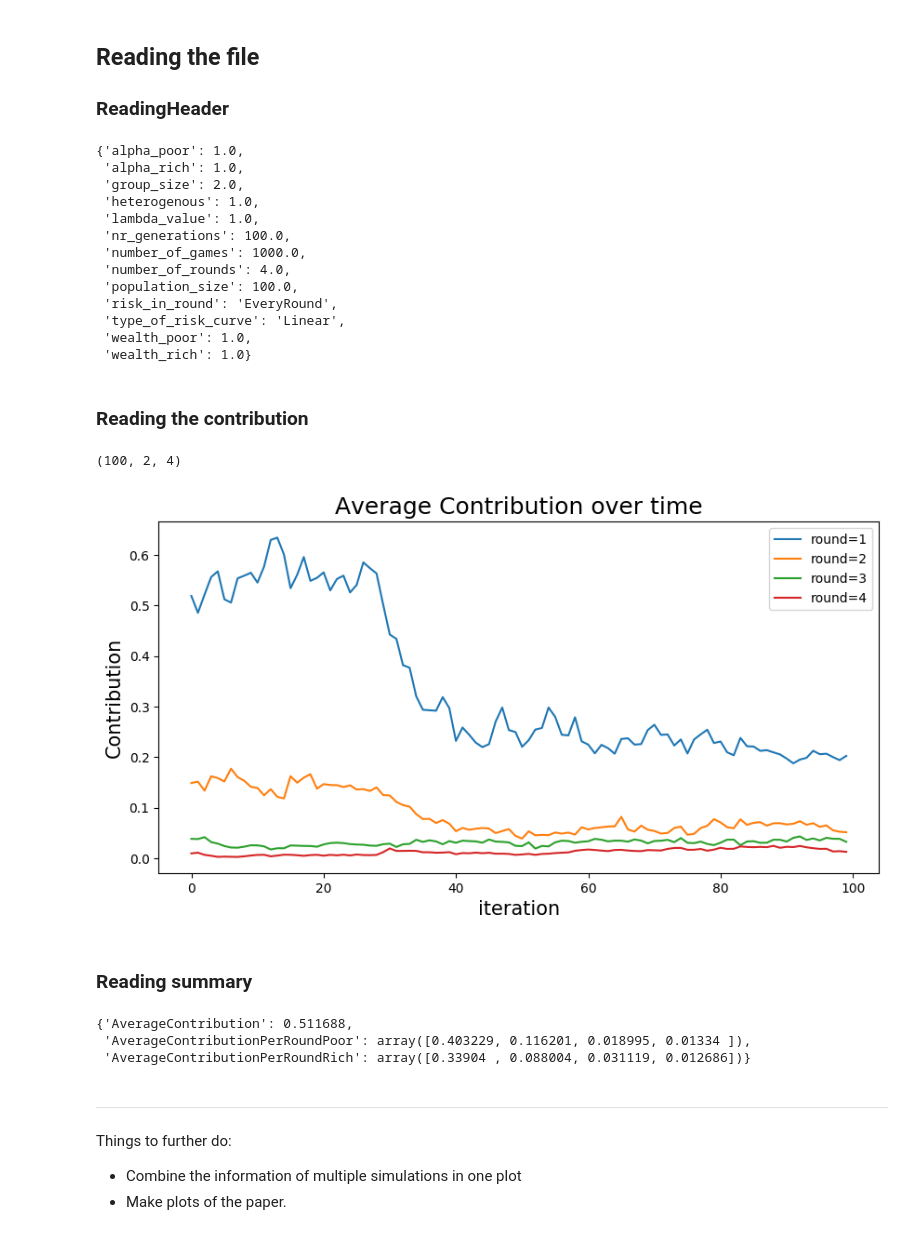
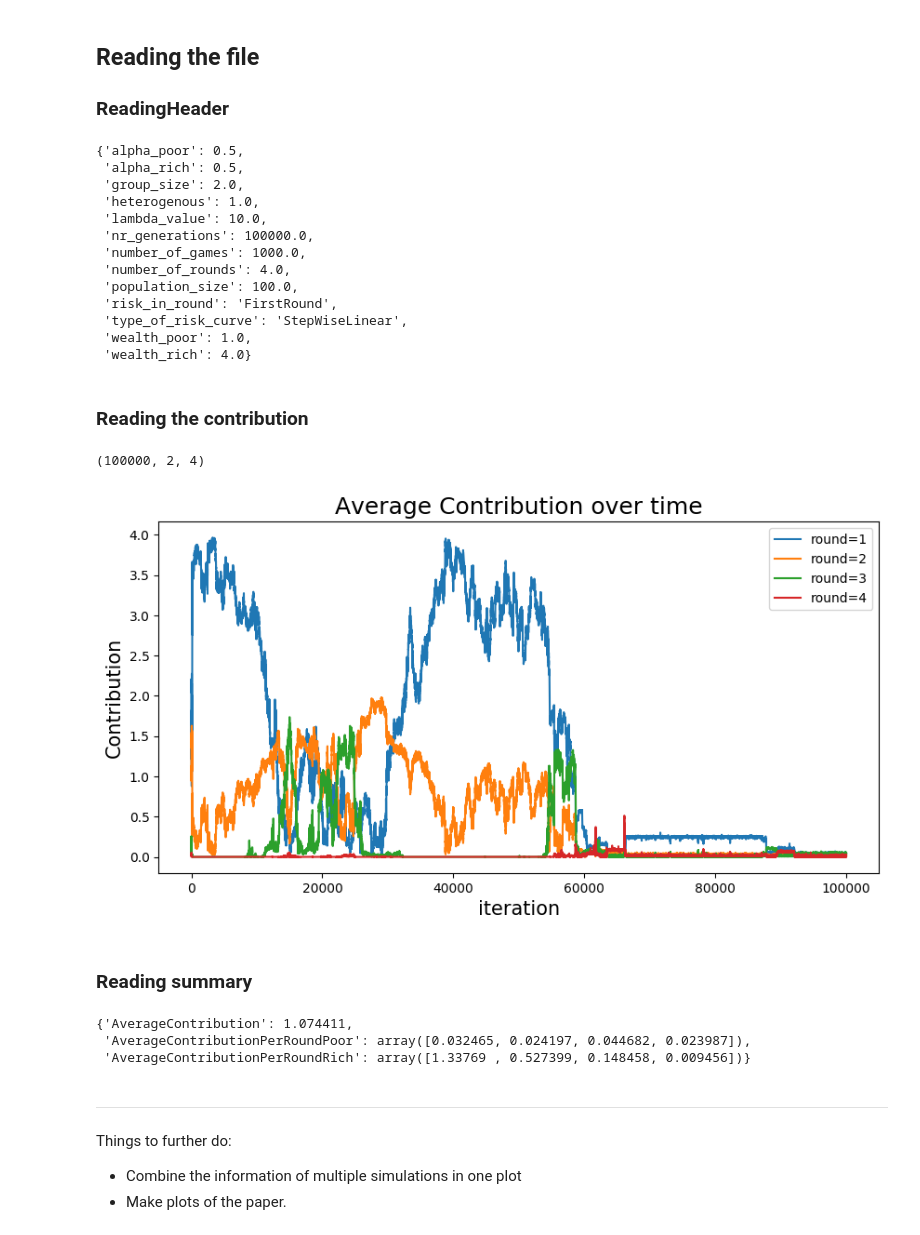
Before and after one commit to vladiulianbogdan/CGT_Project, a Jupyter notebook: Analysis.ipynb, the cells around one changed output. Saved outputs shown, nothing was run; the diff lists cells and outputs as text; code cells hidden in the pictures.

Commit message:
Read in simulation
Added a function that can read in the simulations, This is done in Analysis.ipynb

```diff
--- a/Analysis.ipynb
+++ b/Analysis.ipynb
@@ -14,6 +15,6 @@ from analysis import *
 # %%
 #testFile = "TestSimulation.dat"
-testFile = "simulation_01-01-2020_16:42:11.dat"
+testFile = "figure4__100000_4_2_100_FirstRound_0.50_0.50_1000_1_4_StepWiseLinear_1_10.00.dat"
 # %% [markdown]
 Detail TestSimulation:
 
@@ -54,39 +55,39 @@ Detail TestHeteroSimulation:
 header = readHeader(filename = testFile)
 header
 # %% [output]
-{'alpha_poor': 1.0,
- 'alpha_rich': 1.0,
+{'alpha_poor': 0.5,
+ 'alpha_rich': 0.5,
  'group_size': 2.0,
  'heterogenous': 1.0,
- 'lambda_value': 1.0,
- 'nr_generations': 100.0,
+ 'lambda_value': 10.0,
+ 'nr_generations': 100000.0,
  'number_of_games': 1000.0,
  'number_of_rounds': 4.0,
  'population_size': 100.0,
- 'risk_in_round': 'EveryRound',
- 'type_of_risk_curve': 'Linear',
+ 'risk_in_round': 'FirstRound',
+ 'type_of_risk_curve': 'StepWiseLinear',
  'wealth_poor': 1.0,
- 'wealth_rich': 1.0}
+ 'wealth_rich': 4.0}
 # %% [markdown]
 ### Reading the contribution
 # %%
 ContributionArray = readContributionFileToData(fileName = testFile, heterogeneous = header["heterogenous"], rounds = int(header["number_of_rounds"]))
 ContributionArray.shape
 # %% [output]
-(100, 2, 4)
+(100000, 2, 4)
 # %%
-fig = plotContributionVsGeneration(ContributionArray)
+fig = plotContributionVsGeneration(ContributionArray,True)
 # %% [output]
-[figure, old version]
+[figure, new version]
 # %% [markdown]
 ### Reading summary
 # %%
 summary = readSummary(filename=testFile,heterogeneous=header["heterogenous"])
 summary
 # %% [output]
-{'AverageContribution': 0.511688,
- 'AverageContributionPerRoundPoor': array([0.403229, 0.116201, 0.018995, 0.01334 ]),
- 'AverageContributionPerRoundRich': array([0.33904 , 0.088004, 0.031119, 0.012686])}
+{'AverageContribution': 1.074411,
+ 'AverageContributionPerRoundPoor': array([0.032465, 0.024197, 0.044682, 0.023987]),
+ 'AverageContributionPerRoundRich': array([1.33769 , 0.527399, 0.148458, 0.009456])}
 # %% [markdown]
 -------
 Things to further do:
```
Also changed, not shown: parts of 4 cells of this notebook, 1 other file.
